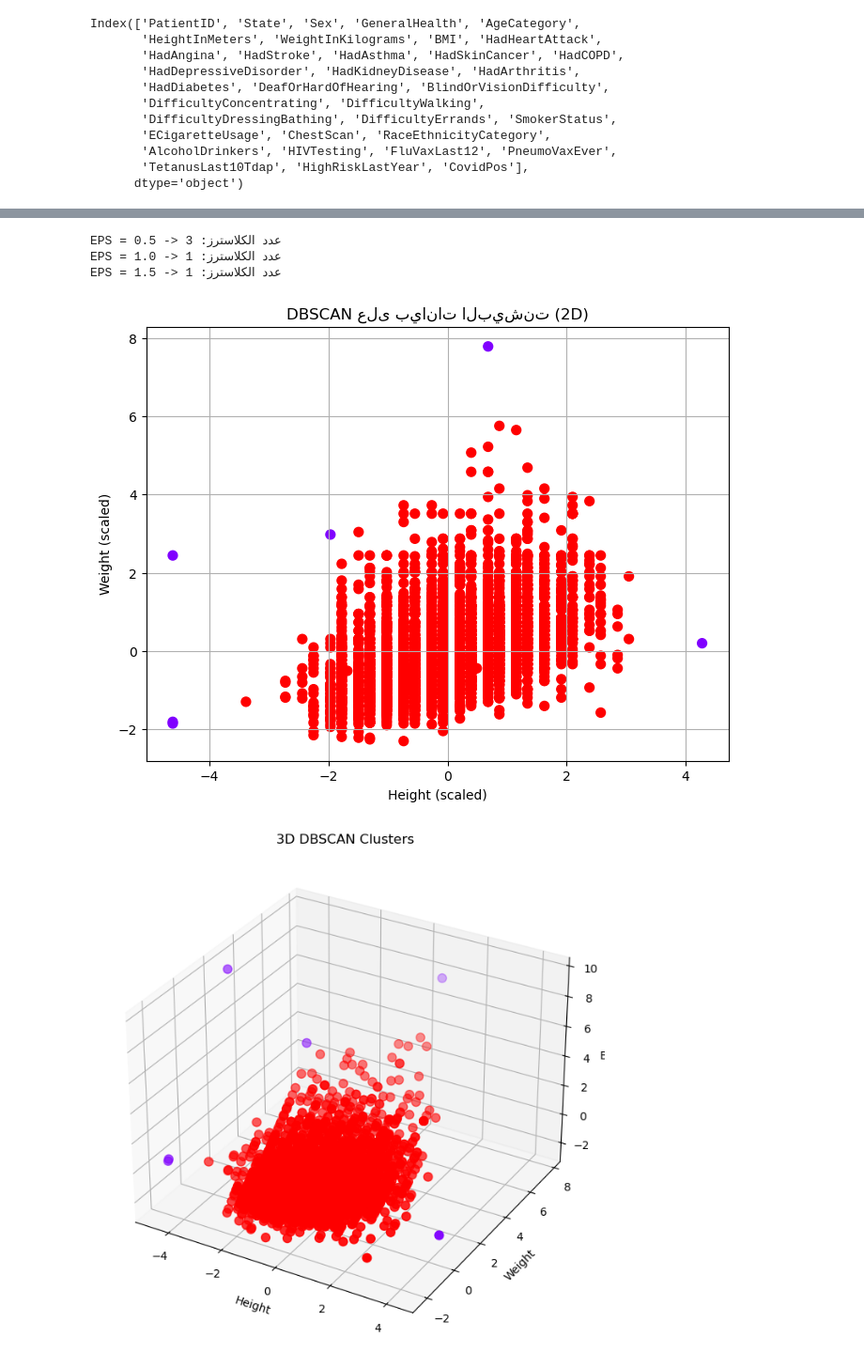
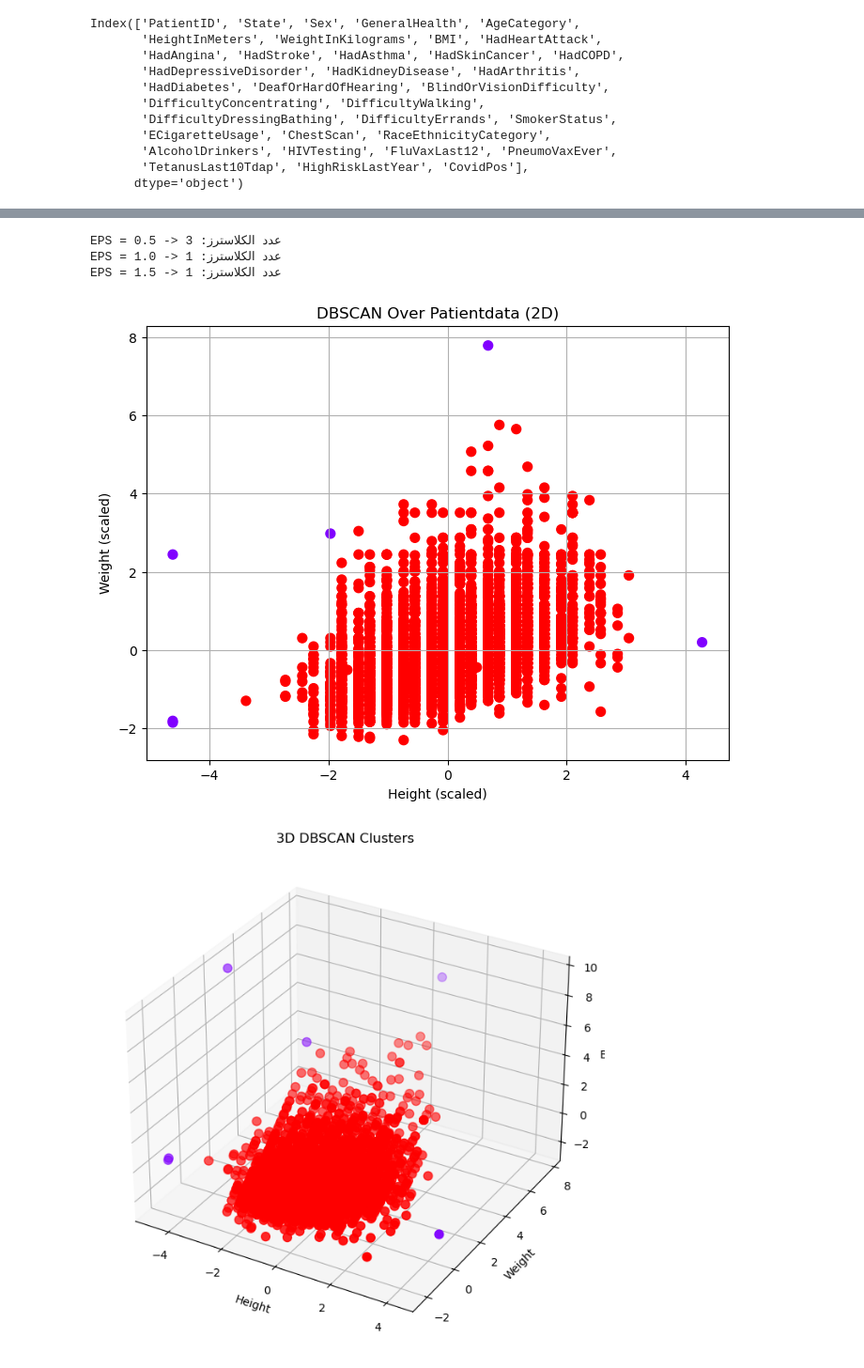
Before and after one commit to Mohamedashraf2005/DataVista, a Jupyter notebook: Core/EDA,ML/DAproject.ipynb, the cells around one changed output, grey strips where cells are left out. Shown at 94% size. Drawn from its saved outputs; the diff is of its cells as text; code cells hidden in the pictures.

```diff
--- a/Core/EDA,ML/DAproject.ipynb
+++ b/Core/EDA,ML/DAproject.ipynb
@@ -336,27 +301,0 @@ num_features_hist = dffordist.select_dtypes(include = ['int', 'float']).columns
-# %%
-# Adjust the number of rows and columns dynamically based on the number of numeric features
-nrows = int(np.ceil(len(num_features_hist) / 2))  # Adjust rows based on the number of features
-ncols = 2  # Fixed number of columns
-
-# Create subplots with an appropriate figure size
-fig, axes = plt.subplots(nrows=nrows, ncols=ncols, figsize=(15, 5 * nrows))
-
-# Flatten the axes array for easier iteration
-axes = axes.flatten()
-
-# Loop through numeric features and create histograms
-for i, column in enumerate(num_features_hist):
-    sns.histplot(dffordist[column], kde=True, ax=axes[i])
-    axes[i].set_title(f"Distribution of {column}", fontsize=12)  # Add a title
-    axes[i].set_xlabel(column, fontsize=10)  # Set x-axis label
-    axes[i].set_ylabel("Frequency", fontsize=10)  # Set y-axis label
-
-# Hide any unused subplots
-for j in range(len(num_features_hist), len(axes)):
-    fig.delaxes(axes[j])
-
-# Adjust layout to prevent overlapping
-plt.tight_layout()
-
-# Show the plot
-plt.show()
@@ -1114,15 +1059 @@ HighRiskLastYear                0
 dtype: int64
-# %%
-import pandas as pd
-from sklearn.linear_model import LinearRegression
-from sklearn.model_selection import train_test_spli
-df = pd.read_csv("patient data.csv")
-
-# نشيل الأعمدة غير المهمة
-df = df.drop(['PatientID', 'State'], axis=1)
-
-# نخلّص من القيم الفارغة
-df = df.dropna()
-
-
-df_encoded = pd.get_dummies(df, drop_first=True)
@@ -1152,8 +1067,6 @@ from sklearn.cluster import DBSCAN
 from sklearn.metrics import silhouette_score
 from mpl_toolkits.mplot3d import Axes3D
 
-# تحميل الداتا (غيّر المسار حسب موقع الملف عندك)
-df = pd.read_csv("patient data.csv")
 
 # اختيار بعض الأعمدة الرقمية لتحليل DBSCAN
 features = ['HeightInMeters', 'WeightInKilograms', 'BMI']
@@ -1179,7 +1092,7 @@ plt.figure(figsize=(8,6))
 plt.scatter(data_scaled[:, 0], data_scaled[:, 1], c=labels, cmap='rainbow', s=50)
 plt.xlabel("Height (scaled)")
 plt.ylabel("Weight (scaled)")
-plt.title("DBSCAN على بيانات البيشنت (2D)")
+plt.title("DBSCAN Over Patientdata (2D)")
 plt.grid(True)
 plt.show()
 
@@ -1191,34 +1104,34 @@ ax.set_xlabel('Height')
 ax.set_ylabel('Weight')
 ax.set_zlabel('BMI')
 ax.set_title('3D DBSCAN Clusters')
 plt.show()
 
 # تحليل النتائج
 n_clusters = len(set(labels)) - (1 if -1 in labels else 0)
 n_noise = list(labels).count(-1)
 
 print(f"\nعدد الكلاسترز: {n_clusters}")
 print(f"عدد النقاط الخارجة (Noise): {n_noise}")
 
 unique, counts = np.unique(labels, return_counts=True)
 cluster_stats = dict(zip(unique, counts))
 for label, count in cluster_stats.items():
     if label == -1:
         print(f"  Noise: {count}")
     else:
         print(f"  Cluster {label}: {count} نقطة")
 
 # Silhouette Score
 if len(set(labels)) > 1 and -1 not in labels:
     score = silhouette_score(data_scaled, labels)
     print(f"\nSilhouette Score: {score:.2f}")
 else:
     print("\nلا يمكن حساب Silhouette Score بسبب وجود Noise أو فقط Cluster واحد.")
 # %% [output]
 EPS = 0.5 -> عدد الكلاسترز: 3
 EPS = 1.0 -> عدد الكلاسترز: 1
 EPS = 1.5 -> عدد الكلاسترز: 1
-[figure, old version]
+[figure, new version]
 [figure]
 عدد الكلاسترز: 1
 عدد النقاط الخارجة (Noise): 6
```
Also changed, not shown: parts of 22 cells of this notebook, 4 other files.
